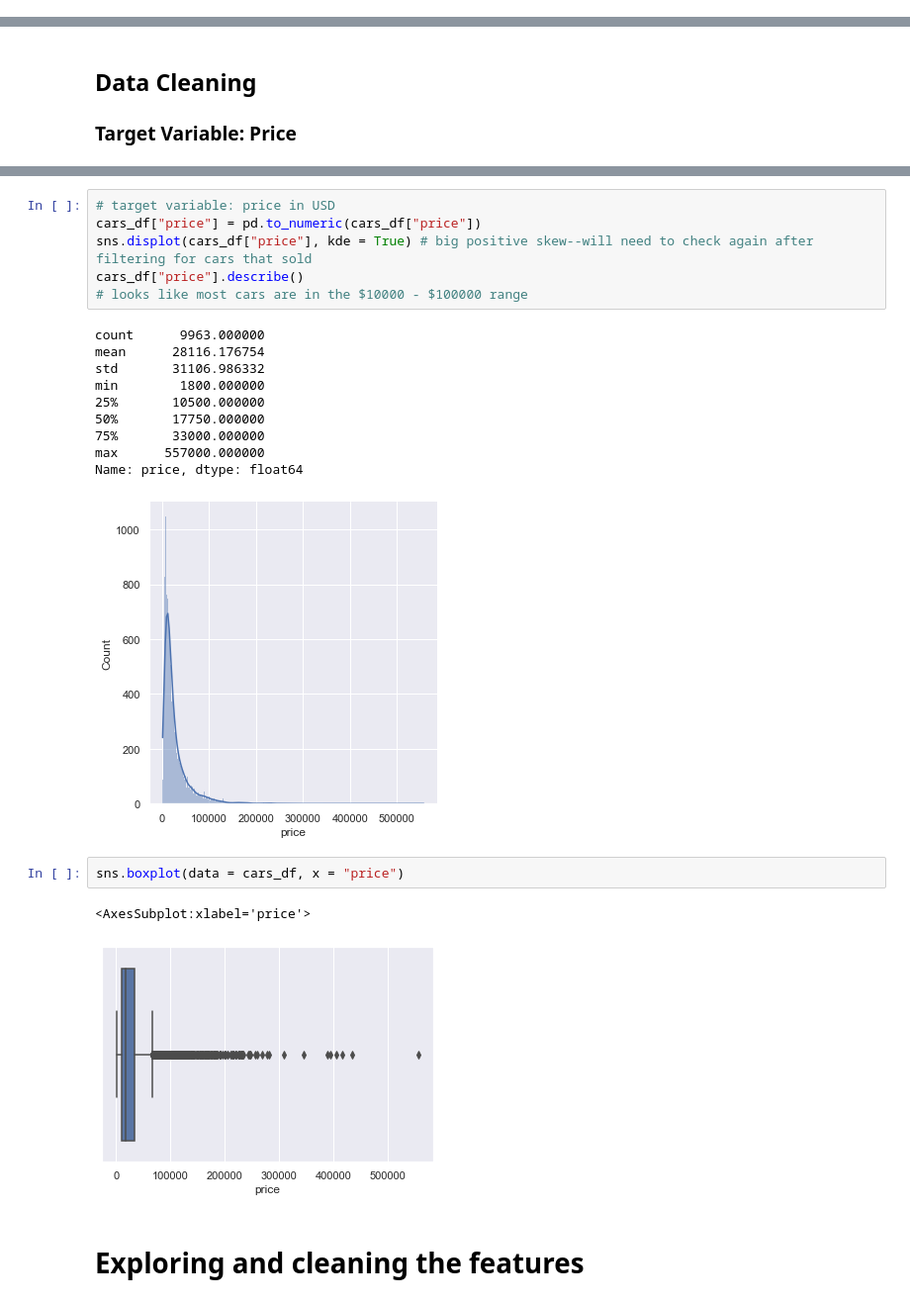
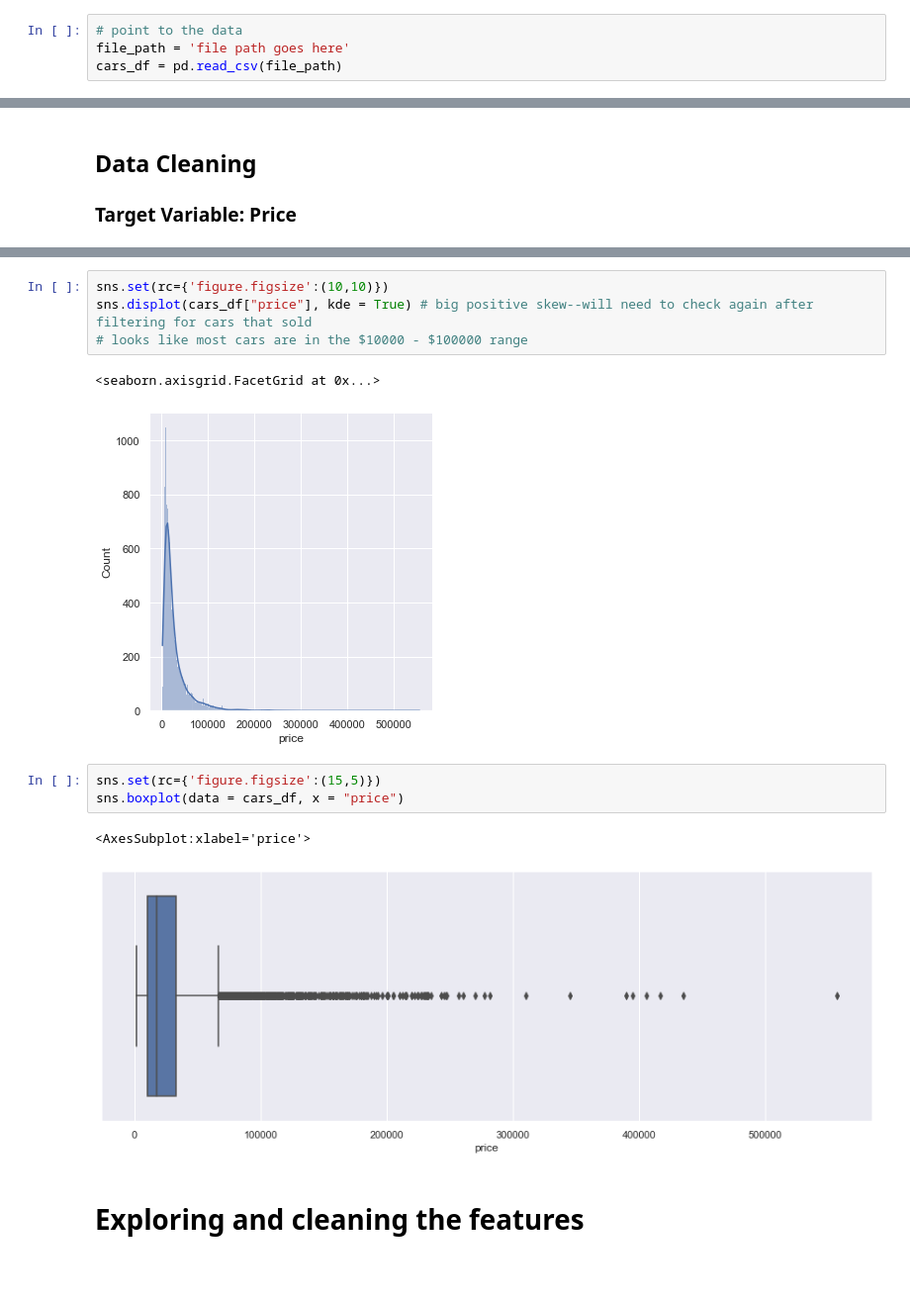
Before and after one commit to pwolff42/auto_auctions, a Jupyter notebook: data_cleansing.ipynb, the cells around one changed output, grey strips where cells are left out. Shown at 99% size. Saved outputs shown, nothing was run; the diff lists cells and outputs as text; blank space fills up the shorter version.

```diff
--- a/data_cleansing.ipynb
+++ b/data_cleansing.ipynb
@@ -18,3 +16,7 @@ cars_df = pd.read_csv(file_path)
+# %%
+# point to the data
+file_path = 'file path goes here'
+cars_df = pd.read_csv(file_path)
 # %% [markdown]
 ## Initial Data Profiling
 # %%
@@ -141,25 +157,16 @@ dtype: int64
 # %%
-# target variable: price in USD
-cars_df["price"] = pd.to_numeric(cars_df["price"])
+sns.set(rc={'figure.figsize':(10,10)})
 sns.displot(cars_df["price"], kde = True) # big positive skew--will need to check again after filtering for cars that sold
-cars_df["price"].describe()
 # looks like most cars are in the $10000 - $100000 range
 # %% [output]
-count      9963.000000
-mean      28116.176754
-std       31106.986332
-min        1800.000000
-25%       10500.000000
-50%       17750.000000
-75%       33000.000000
-max      557000.000000
-Name: price, dtype: float64
+<seaborn.axisgrid.FacetGrid at 0x...>
-[figure, old version]
+[figure, new version]
 # %%
+sns.set(rc={'figure.figsize':(15,5)})
 sns.boxplot(data = cars_df, x = "price")
 # %% [output]
 <AxesSubplot:xlabel='price'>
-[figure, old version]
+[figure, new version]
 # %% [markdown]
 # Exploring and cleaning the features
 # %% [markdown]
```
Also changed, not shown: parts of 76 cells of this notebook.
